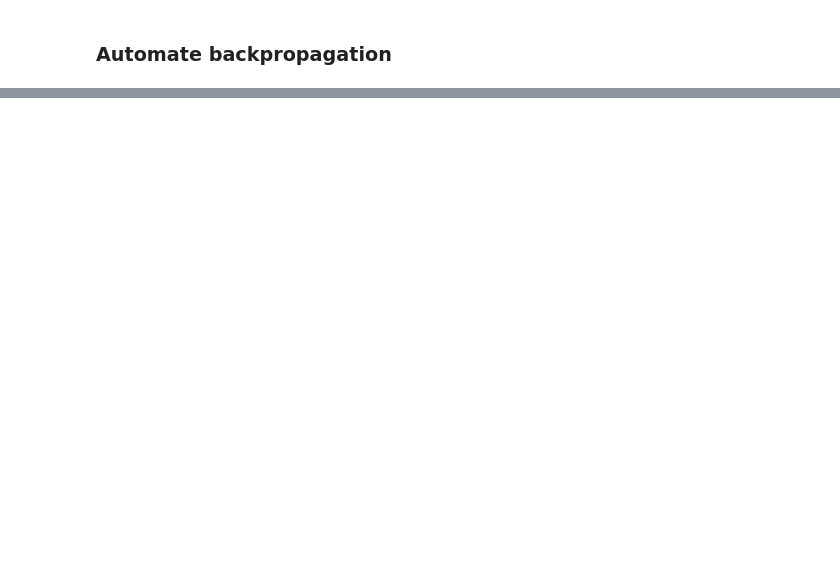
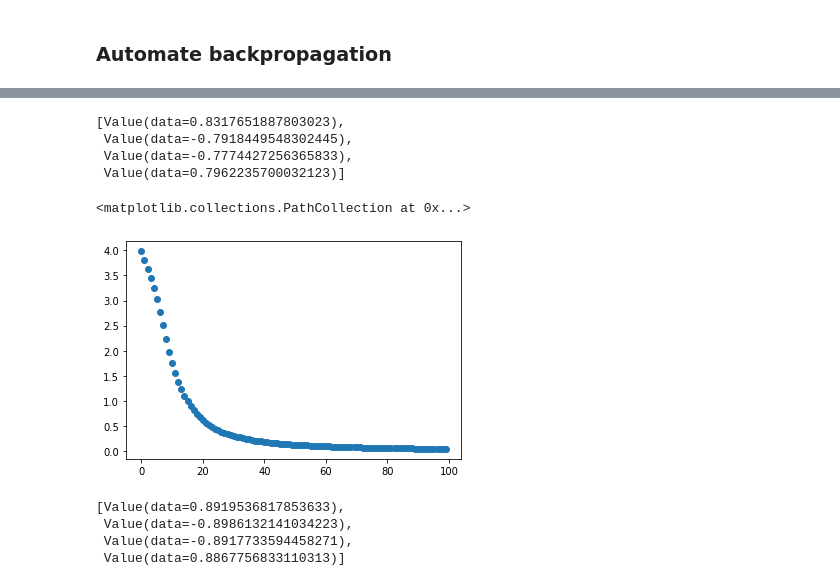
Before and after one commit to alibekk93/NLP_practice, a Jupyter notebook: Micrograd_tutorial.ipynb, the cells around one changed output, grey strips where cells are left out. Saved outputs shown, nothing was run; the diff lists cells and outputs as text; code cells hidden in the pictures; blank space fills up the shorter version.

```diff
--- a/Micrograd_tutorial.ipynb
+++ b/Micrograd_tutorial.ipynb
@@ -322,0 +422,11 @@ draw_dot(o)
+# %%
+xs = [
+    [2.0, 3.0, -1.0],
+    [3.0, -1.0, 0.5],
+    [0.5, 1.0, 1.0],
+    [1.0, 1.0, -1.0],
+]
+ys = [1.0, -1.0, -1.0, 1.0] # desired targets
+# %%
+ypred = [n(x) for x in xs]
+ypred
@@ -322,0 +438,3 @@ draw_dot(o)
+# %%
+loss = sum((yout - ygt)**2 for ygt, yout in zip(ys, ypred))
+loss
@@ -322,0 +499,43 @@ draw_dot(o)
+# %%
+ypred
+# %% [output]
+[Value(data=0.8317651887803023),
+ Value(data=-0.7918449548302445),
+ Value(data=-0.7774427256365833),
+ Value(data=0.7962235700032123)]
+# %%
+learning_rate = 0.01
+
+n = MLP(3, [4, 4, 1])
+
+plot_data = {}
+
+for k in range(100):
+  # forward pass
+  ypred = [n(x) for x in xs]
+  loss = sum((yout - ygt)**2 for ygt, yout in zip(ys, ypred))
+
+  # backward pass
+  for p in n.parameters():
+    p.grad = 0.0
+  loss.backward()
+
+  # update
+  for p in n.parameters():
+    p.data += -learning_rate * p.grad
+
+  # record
+  plot_data[k] = loss.data
+# %%
+from  matplotlib import pyplot as plt
+plt.scatter(x=plot_data.keys(), y = plot_data.values())
+# %% [output]
+<matplotlib.collections.PathCollection at 0x...>
+[figure, added]
+# %%
+ypred
+# %% [output]
+[Value(data=0.8919536817853633),
+ Value(data=-0.8986132141034223),
+ Value(data=-0.8917733594458271),
+ Value(data=0.8867756833110313)]
```
Also changed, not shown: parts of 13 cells of this notebook.
